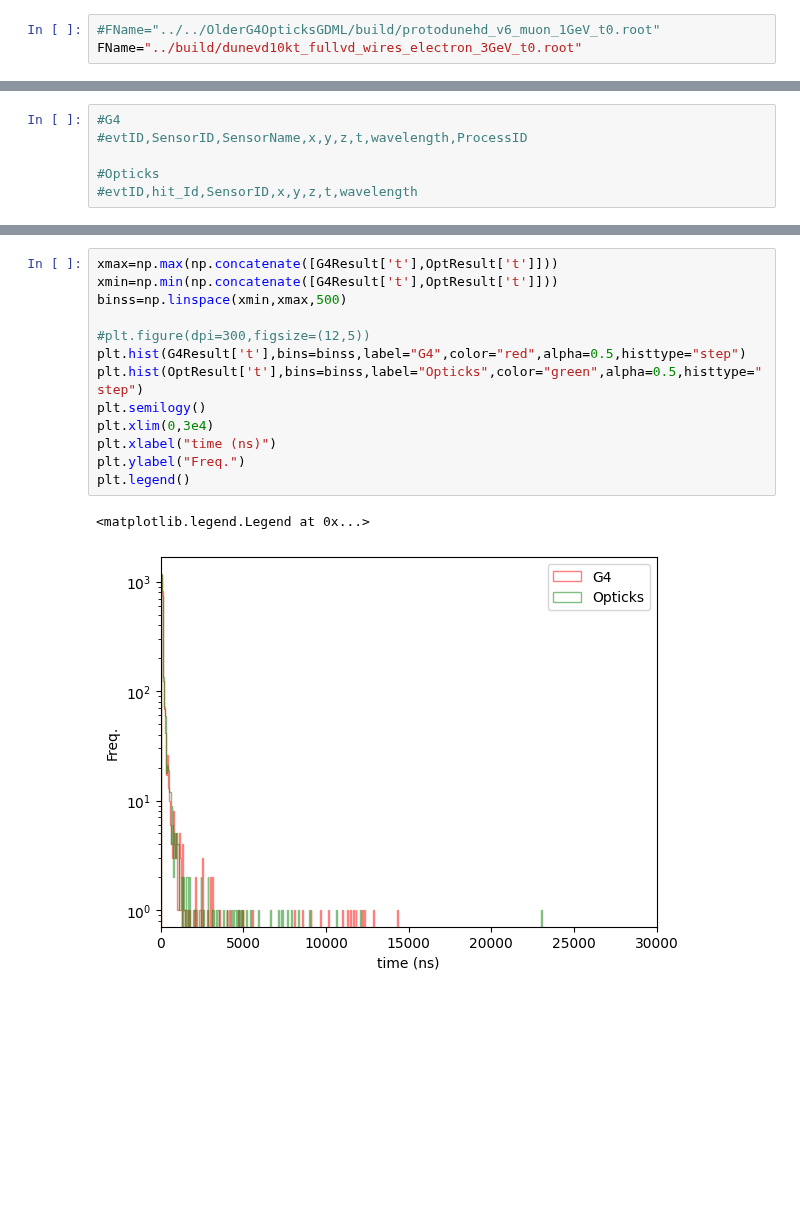
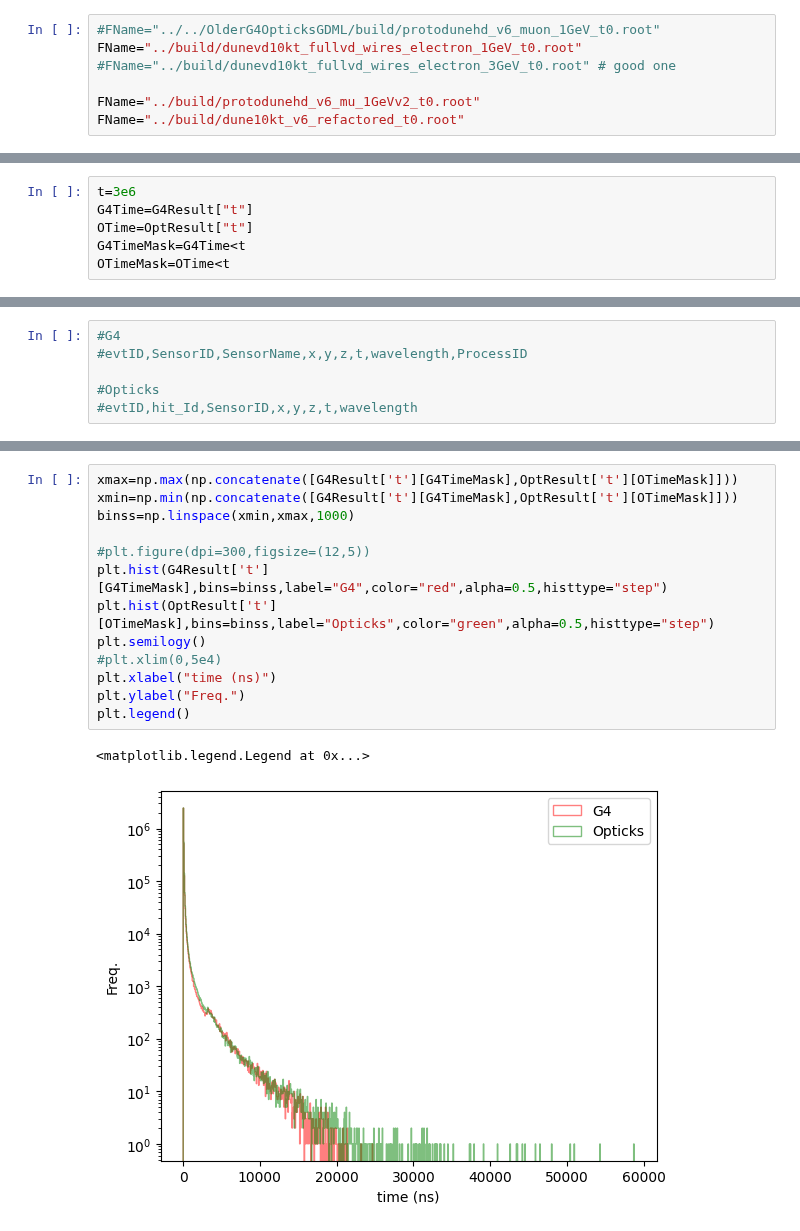
Before and after one commit to nuRiceLab/OpticalSims, a Jupyter notebook: Analysis/G4andOpticksHitsTest.ipynb, the cells around one changed output, grey strips where cells are left out. Drawn from its saved outputs; the diff is of its cells as text; blank space fills up the shorter version.

```diff
--- a/Analysis/G4andOpticksHitsTest.ipynb
+++ b/Analysis/G4andOpticksHitsTest.ipynb
@@ -41,7 +41,11 @@ def Getinfo(f1,f2):
     return pd.read_csv(f2)
 # %%
 #FName="../../OlderG4OpticksGDML/build/protodunehd_v6_muon_1GeV_t0.root"
-FName="../build/dunevd10kt_fullvd_wires_electron_3GeV_t0.root"
+FName="../build/dunevd10kt_fullvd_wires_electron_1GeV_t0.root"
+#FName="../build/dunevd10kt_fullvd_wires_electron_3GeV_t0.root" # good one
+
+FName="../build/protodunehd_v6_mu_1GeVv2_t0.root"
+FName="../build/dune10kt_v6_refactored_t0.root"
 # %%
 ## Reading Root files
 OptResult,G4Result,PhotonInfo=readRootFile(FName)
@@ -64,5 +68,11 @@ lim=100000
 Mask=(OptResult["x"] >-lim) & (OptResult["x"] < lim)
 print(len(OptResult['z'][Mask]))
 print(len(G4Result['z']))
+# %%
+t=3e6
+G4Time=G4Result["t"]
+OTime=OptResult["t"]
+G4TimeMask=G4Time<t
+OTimeMask=OTime<t
 # %%
 
@@ -134,19 +153,19 @@ plt.colorbar()
 # %%
-xmax=np.max(np.concatenate([G4Result['t'],OptResult['t']]))
-xmin=np.min(np.concatenate([G4Result['t'],OptResult['t']]))
-binss=np.linspace(xmin,xmax,500)
+xmax=np.max(np.concatenate([G4Result['t'][G4TimeMask],OptResult['t'][OTimeMask]]))
+xmin=np.min(np.concatenate([G4Result['t'][G4TimeMask],OptResult['t'][OTimeMask]]))
+binss=np.linspace(xmin,xmax,1000)
 
 #plt.figure(dpi=300,figsize=(12,5))
-plt.hist(G4Result['t'],bins=binss,label="G4",color="red",alpha=0.5,histtype="step")
-plt.hist(OptResult['t'],bins=binss,label="Opticks",color="green",alpha=0.5,histtype="step")
+plt.hist(G4Result['t'][G4TimeMask],bins=binss,label="G4",color="red",alpha=0.5,histtype="step")
+plt.hist(OptResult['t'][OTimeMask],bins=binss,label="Opticks",color="green",alpha=0.5,histtype="step")
 plt.semilogy()
-plt.xlim(0,3e4)
+#plt.xlim(0,5e4)
 plt.xlabel("time (ns)")
 plt.ylabel("Freq.")
 plt.legend()
 # %% [output]
 <matplotlib.legend.Legend at 0x...>
-[figure, old version]
+[figure, new version]
 # %%
 plt.plot(PhotonInfo["OScintPhotons"],PhotonInfo["Time"],color="red",linestyle='-',marker='o',label="Opticks")
 plt.plot(PhotonInfo["G4ScintPhotons"],PhotonInfo["Time"],color="green",linestyle='-',marker='o',label="G4")
```
Also changed, not shown: parts of 9 cells of this notebook, 8 other files.
